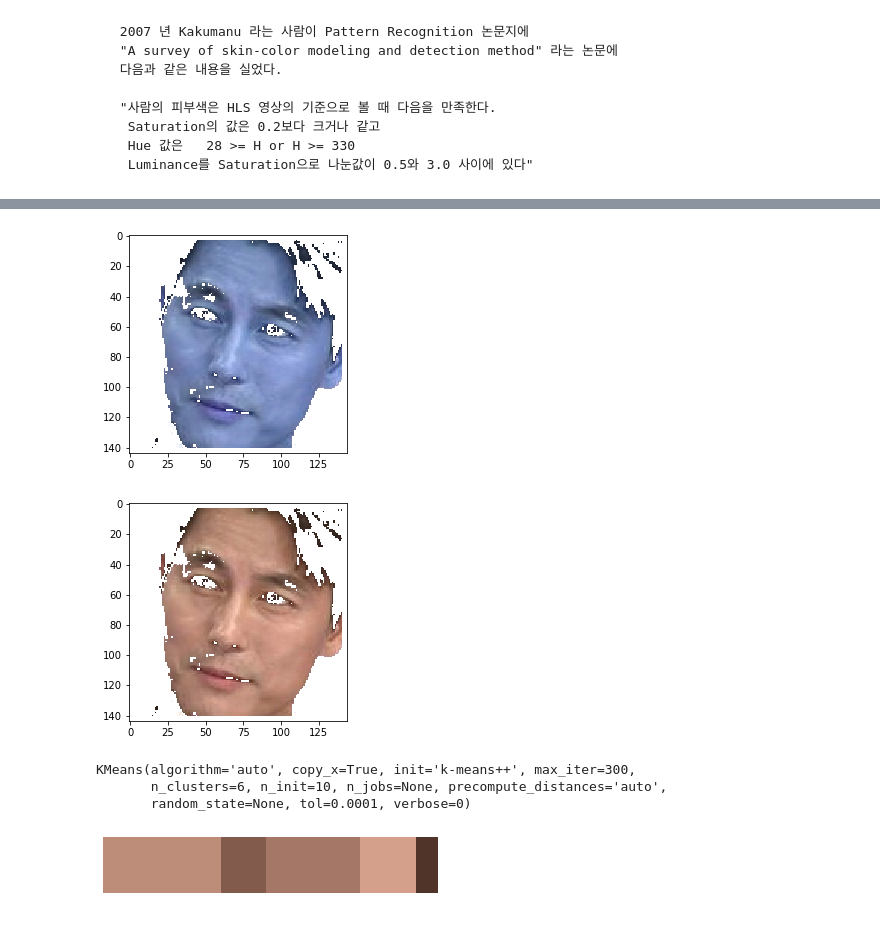
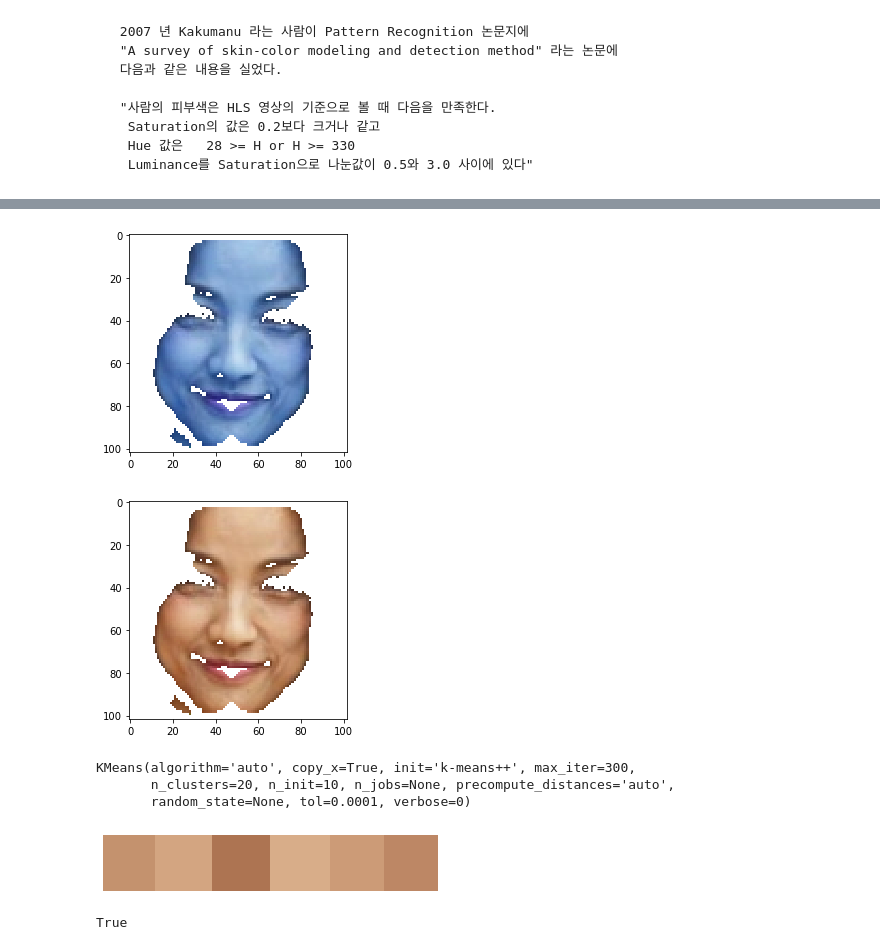
Before and after one commit to slmteruto/CAI, a Jupyter notebook: yhs/skin_detector_test.ipynb, the cells around one changed output, grey strips where cells are left out. Cells and saved outputs as stored; diff of their text form; code cells hidden in the pictures.

```diff
--- a/yhs/skin_detector_test.ipynb
+++ b/yhs/skin_detector_test.ipynb
@@ -23,3 +33,28 @@ from sklearn.cluster import KMeans
       Saturation의 값은 0.2보다 크거나 같고
       Hue 값은   28 >= H or H >= 330
       Luminance를 Saturation으로 나눈값이 0.5와 3.0 사이에 있다"
+# %%
+file_name = "test44"
+img = cv2.imread("img/"+file_name+"_4.jpg")
+# %%
+# 피부 검출1
+lower = np.array([0, 48, 80], dtype = "uint8")
+upper = np.array([20, 255, 255], dtype = "uint8")
+
+converted = cv2.cvtColor(img, cv2.COLOR_BGR2HSV)
+skinMask = cv2.inRange(converted, lower, upper)
+
+kernel = cv2.getStructuringElement(cv2.MORPH_ELLIPSE, (11,11))
+skinMask = cv2.erode(skinMask, kernel, iterations = 2)
+skinMask = cv2.dilate(skinMask, kernel, iterations = 2)
+
+skinMask = cv2.GaussianBlur(skinMask, (3,3), 0)
+skin = cv2.bitwise_and(img, img, mask = skinMask)
+
+result = skin
+# view_img = np.hstack([img, skin])
+plt.imshow(result)
+plt.show()
+# cv2.imshow("test", view_img)
+# cv2.waitKey(0)
+# cv2.destroyAllWindows()
@@ -26,9 +63,12 @@ from sklearn.cluster import KMeans
 # %%
-# 피부 검출
-file_name = "origin"
-img = cv2.imread("img/"+file_name+"_3.jpg")
+# 피부 검출2
+# img = cv2.cvtColor(skin, cv2.COLOR_HSV2BGR)
+# plt.imshow(img)
+# plt.show()
+# img = cv2.cvtColor(img, cv2.COLOR_BGR2HLS)
 
-img = cv2.cvtColor(img, cv2.COLOR_BGR2HLS)
+
+img = cv2.cvtColor(result, cv2.COLOR_BGR2HLS)
 skin_img = img
 temp_img = cv2.cvtColor(img, cv2.COLOR_HLS2RGB)
 
@@ -46,8 +86,8 @@ for i in range(h) :
         B = temp_img[i][j][2]
 
         LS_ratio = L/S
-        skin_pixel = bool((S>=50) and (LS_ratio > 0.5) and (LS_ratio < 3.0) and ((H <= 14) or (H >= 165)))
-        temp_pixel = bool((R == G) and (G == B) and (R >= 230))
+        skin_pixel = bool((S>=50) and (LS_ratio > 0.5) and (LS_ratio < 3.0) and ((H <= 25) or (H >= 165)))
+        temp_pixel = bool((R == G) and (G == B) and (R >= 220))
 
         if skin_pixel :
             if temp_pixel :
@@ -62,31 +102,31 @@ for i in range(h) :
             skin_img[i][j][2] = 0
 
 
 
 
 skin_img = cv2.cvtColor(skin_img, cv2.COLOR_HLS2BGR)
 for i in range(h) :
     for j in range(w) :
         B = skin_img[i][j][0]
         G = skin_img[i][j][1]
         R = skin_img[i][j][2]
 
         bg_pixel = bool(B==0 and G==0 and R==0)
 
         if bg_pixel :
             skin_img[i][j][0] = 255
             skin_img[i][j][1] = 255
             skin_img[i][j][2] = 255
         else :
             pass
 
 
 plt.imshow(skin_img)
 plt.show()
 
 # cv2.imshow("Original", img)
 # cv2.imshow("Original", skin_img)
 # cv2.waitKey(0)
 # cv2.destroyAllWindows()
 # %% [output]
-[figure, old version]
+[figure, new version]
@@ -124,13 +136,13 @@ plt.imshow(cvt_img)
 plt.show()
 
 cvt_img = cvt_img.reshape((cvt_img.shape[0]*cvt_img.shape[1], 3))
-k = 6
+k = 20
 clt = KMeans(n_clusters=k)
 clt.fit(cvt_img)
 # %% [output]
-[figure, old version]
+[figure, new version]
 KMeans(algorithm='auto', copy_x=True, init='k-means++', max_iter=300,
-       n_clusters=6, n_init=10, n_jobs=None, precompute_distances='auto',
+       n_clusters=20, n_init=10, n_jobs=None, precompute_distances='auto',
        random_state=None, tol=0.0001, verbose=0)
 # %%
 def color_ratio(clt) :
@@ -157,16 +234,4 @@ def plot_colors(hist, centroids):
 # %%
-# hist에서 흰색 제거, cluster_centers_에서도 제거)
-hist = color_ratio(clt)
-del_index = hist.argmax()
-temp = np.array(clt.cluster_centers_)
-
-hist = np.delete(hist, del_index)
-temp = np.delete(temp, del_index, 0)
-
-# 비율 재조정
-hist = hist / hist.sum()
-####################################
-
 # 그래프 그리기
 bar = plot_colors(hist, temp)
 
@@ -175,4 +240,4 @@ plt.axis("off")
 plt.imshow(bar)
 plt.show()
 # %% [output]
-[figure, old version]
+[figure, new version]
@@ -203,0 +244,6 @@ cv2.destroyAllWindows()
+# %%
+# RGB변환 후 저장
+bar = cv2.cvtColor(bar, cv2.COLOR_BGR2RGB)
+cv2.imwrite("img/"+file_name+"_test.jpg", bar)
+# %% [output]
+True
```
Also changed, not shown: parts of 6 cells of this notebook.
